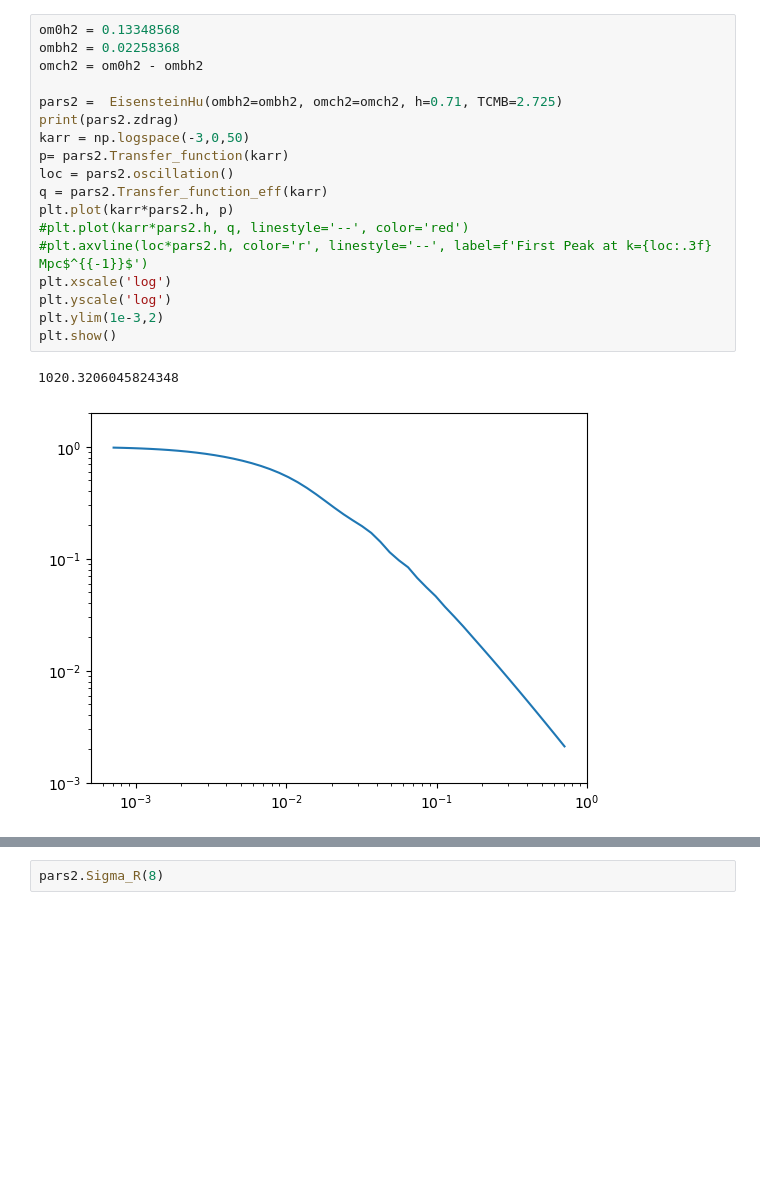
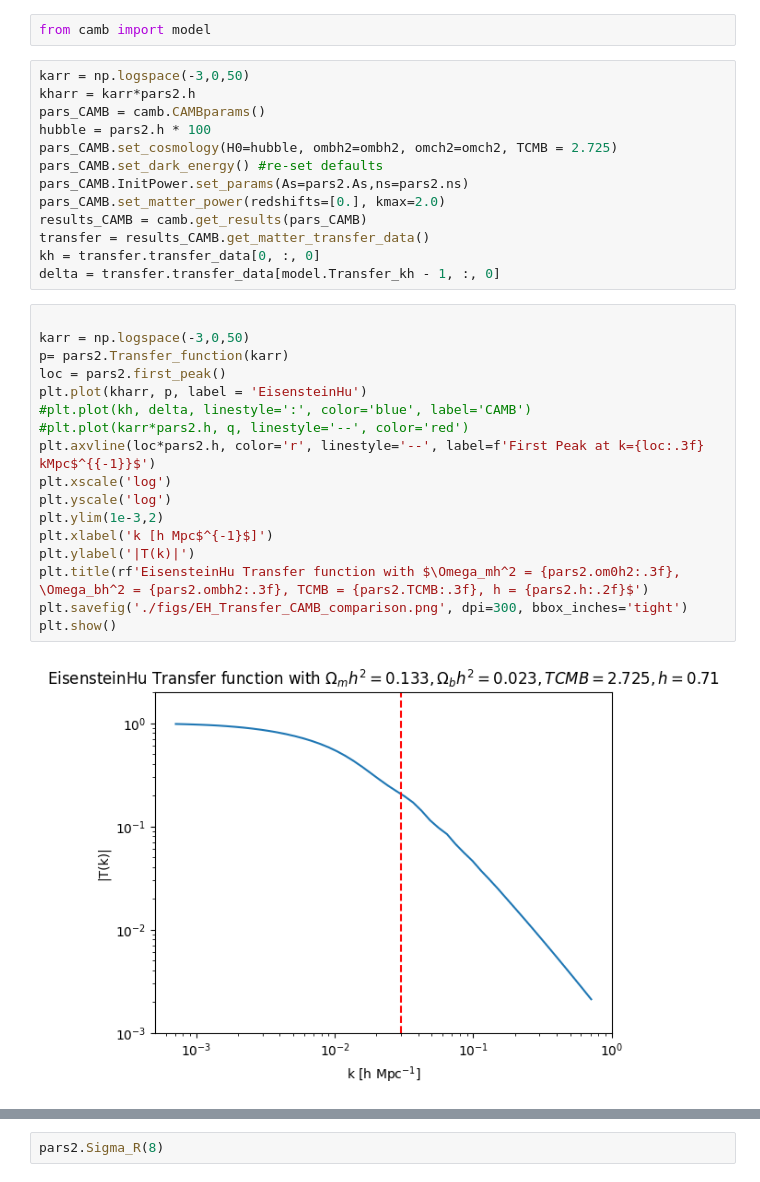
Before and after one commit to john1256/KASI_Ms, a Jupyter notebook: 2025/Field_research_2/Powerspec_devel.ipynb, the cells around one changed output, grey strips where cells are left out. Drawn from its saved outputs; the diff is of its cells as text; blank space fills up the shorter version.

```diff
--- a/2025/Field_research_2/Powerspec_devel.ipynb
+++ b/2025/Field_research_2/Powerspec_devel.ipynb
@@ -168,24 +35,37 @@ plt.show()
+# %%
+from camb import model
+# %%
+karr = np.logspace(-3,0,50)
+kharr = karr*pars2.h
+pars_CAMB = camb.CAMBparams()
+hubble = pars2.h * 100
+pars_CAMB.set_cosmology(H0=hubble, ombh2=ombh2, omch2=omch2, TCMB = 2.725)
+pars_CAMB.set_dark_energy() #re-set defaults
+pars_CAMB.InitPower.set_params(As=pars2.As,ns=pars2.ns)
+pars_CAMB.set_matter_power(redshifts=[0.], kmax=2.0)
+results_CAMB = camb.get_results(pars_CAMB)
+transfer = results_CAMB.get_matter_transfer_data()
+kh = transfer.transfer_data[0, :, 0]
+delta = transfer.transfer_data[model.Transfer_kh - 1, :, 0]
 # %%
-om0h2 = 0.13348568
-ombh2 = 0.02258368
-omch2 = om0h2 - ombh2
 
-pars2 =  EisensteinHu(ombh2=ombh2, omch2=omch2, h=0.71, TCMB=2.725)
-print(pars2.zdrag)
 karr = np.logspace(-3,0,50)
 p= pars2.Transfer_function(karr)
-loc = pars2.oscillation()
-q = pars2.Transfer_function_eff(karr)
-plt.plot(karr*pars2.h, p)
+loc = pars2.first_peak()
+plt.plot(kharr, p, label = 'EisensteinHu')
+#plt.plot(kh, delta, linestyle=':', color='blue', label='CAMB')
 #plt.plot(karr*pars2.h, q, linestyle='--', color='red')
-#plt.axvline(loc*pars2.h, color='r', linestyle='--', label=f'First Peak at k={loc:.3f} Mpc$^{{-1}}$')
+plt.axvline(loc*pars2.h, color='r', linestyle='--', label=f'First Peak at k={loc:.3f} kMpc$^{{-1}}$')
 plt.xscale('log')
 plt.yscale('log')
 plt.ylim(1e-3,2)
+plt.xlabel('k [h Mpc$^{-1}$]')
+plt.ylabel('|T(k)|')
+plt.title(rf'EisensteinHu Transfer function with $\Omega_mh^2 = {pars2.om0h2:.3f}, \Omega_bh^2 = {pars2.ombh2:.3f}, TCMB = {pars2.TCMB:.3f}, h = {pars2.h:.2f}$')
+plt.savefig('./figs/EH_Transfer_CAMB_comparison.png', dpi=300, bbox_inches='tight')
 plt.show()
 # %% [output]
-1020.3206045824348
-[figure, old version]
+[figure, new version]
 # %%
 karr2 = np.logspace(-5,2,100)
 ps = pars2.Power_spectrum_0(karr2)
```
Also changed, not shown: parts of 6 cells of this notebook, 5 other files.
